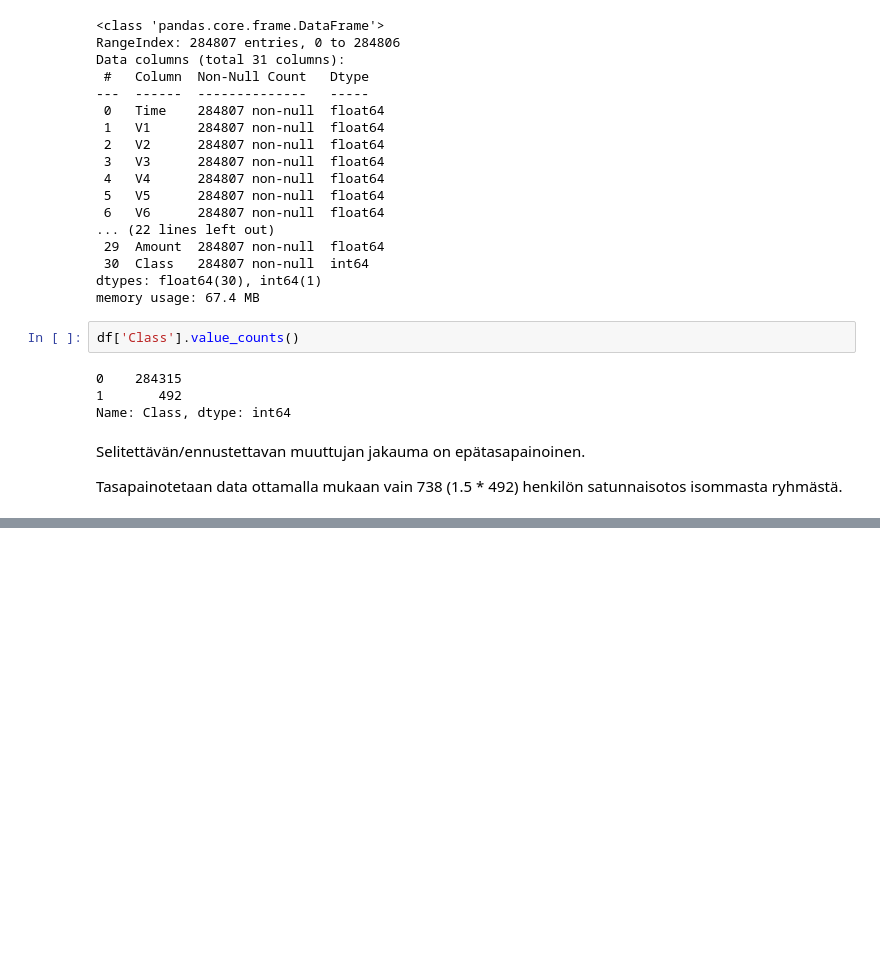
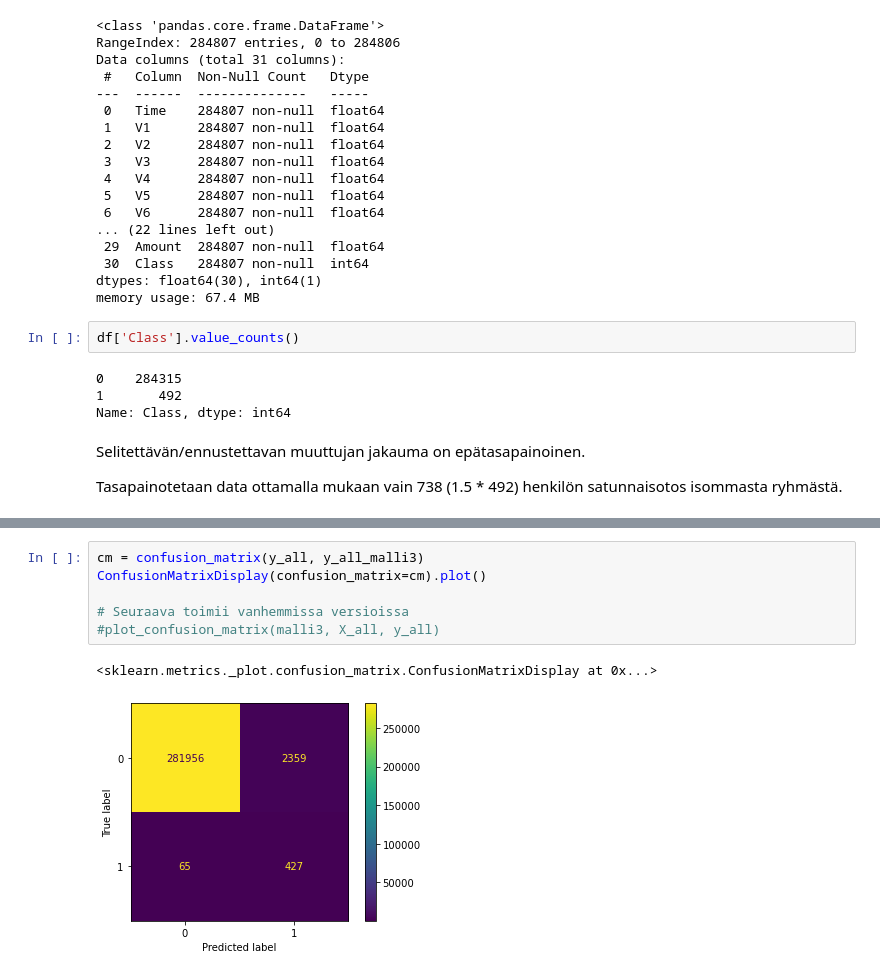
Before and after one commit to taanila/koneoppiminen, a Jupyter notebook: creditcard.ipynb, the cells around one changed output, grey strips where cells are left out. Saved outputs shown, nothing was run; the diff lists cells and outputs as text; blank space fills up the shorter version.

```diff
--- a/creditcard.ipynb
+++ b/creditcard.ipynb
@@ -194,0 +195,9 @@ weighted avg       1.00      1.00      1.00    284807
+# %%
+cm = confusion_matrix(y_all, y_all_malli3)
+ConfusionMatrixDisplay(confusion_matrix=cm).plot()
+
+# Seuraava toimii vanhemmissa versioissa
+#plot_confusion_matrix(malli3, X_all, y_all)
+# %% [output]
+<sklearn.metrics._plot.confusion_matrix.ConfusionMatrixDisplay at 0x...>
+[figure, added]
```
Also changed, not shown: parts of 27 cells of this notebook.
